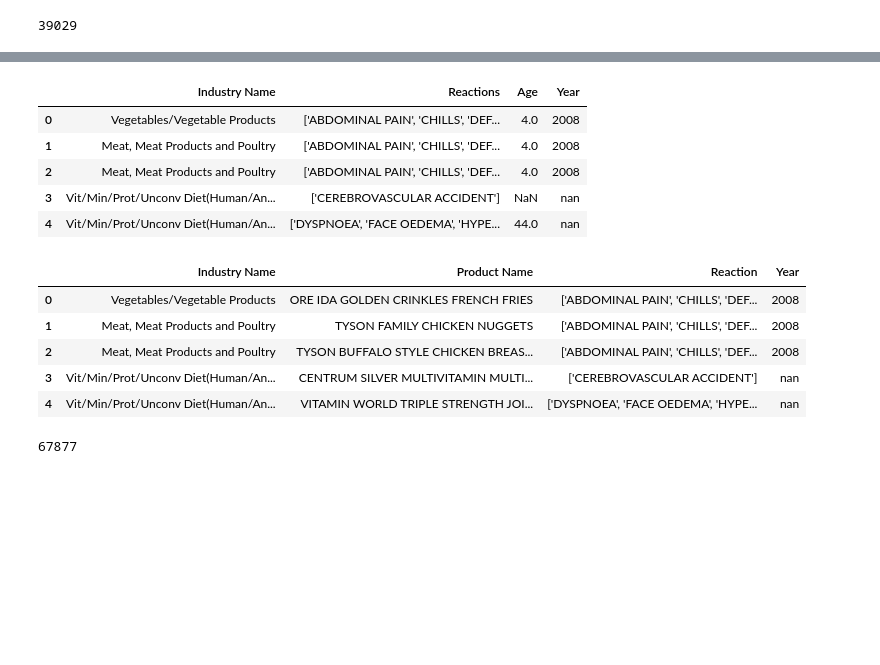
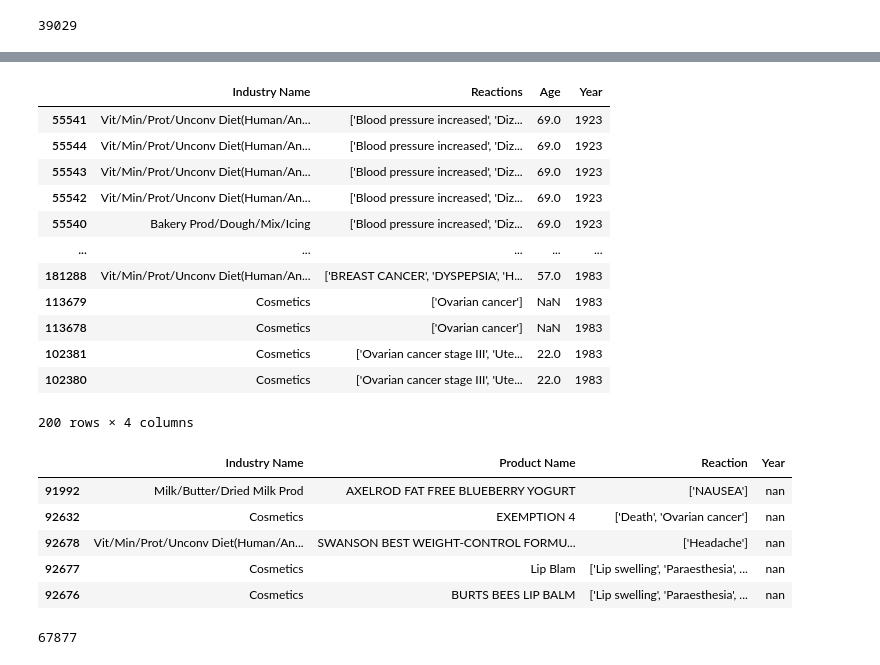
Before and after one commit to Mackshow/Project-3---Food-Recall-Data, a Jupyter notebook: Food Event working (incomplete).ipynb, the cells around one changed output, grey strips where cells are left out. Drawn from its saved outputs; the diff is of its cells as text; code cells hidden in the pictures; blank space fills up the shorter version.

Commit message:
donut and split has been fixed for ascending and decending years

```diff
--- a/Food Event working (incomplete).ipynb
+++ b/Food Event working (incomplete).ipynb
@@ -160,30 +160,38 @@ female_cancer_newTable.head()
 # %%
 #Donut Table
 #
 #DataFrame columns in to varibles
 name_brand = food_df['name_brand']
 industry_name = food_df['industry_name']
 consumer_gender = food_df['consumer_gender']
 consumer_age = food_df['consumer_age']
 reactions = food_df['reactions']
 outcomes = food_df['outcomes']
 Year = food_df['Year']
 
 # Create a donut table dataframe
 donut_Table = pd.DataFrame({
             "Industry Name": industry_name,
             "Reactions": reactions,
             "Age": consumer_age,
             "Year": Year,})
 
-donut_Table.head()
+donut_df = donut_Table.sort_values('Year', ascending=True)
+donut_df.head()
 # %% [output]
 |  | Industry Name | Reactions | Age | Year |
-| 0 | Vegetables/Vegetable Products | ['ABDOMINAL PAIN', 'CHILLS', 'DEF... | 4.0 | 2008 |
-| 1 | Meat, Meat Products and Poultry | ['ABDOMINAL PAIN', 'CHILLS', 'DEF... | 4.0 | 2008 |
-| 2 | Meat, Meat Products and Poultry | ['ABDOMINAL PAIN', 'CHILLS', 'DEF... | 4.0 | 2008 |
-| 3 | Vit/Min/Prot/Unconv Diet(Human/An... | ['CEREBROVASCULAR ACCIDENT'] | NaN | nan |
-| 4 | Vit/Min/Prot/Unconv Diet(Human/An... | ['DYSPNOEA', 'FACE OEDEMA', 'HYPE... | 44.0 | nan |
+| 55541 | Vit/Min/Prot/Unconv Diet(Human/An... | ['Blood pressure increased', 'Diz... | 69.0 | 1923 |
+| 55544 | Vit/Min/Prot/Unconv Diet(Human/An... | ['Blood pressure increased', 'Diz... | 69.0 | 1923 |
+| 55543 | Vit/Min/Prot/Unconv Diet(Human/An... | ['Blood pressure increased', 'Diz... | 69.0 | 1923 |
+| 55542 | Vit/Min/Prot/Unconv Diet(Human/An... | ['Blood pressure increased', 'Diz... | 69.0 | 1923 |
+| 55540 | Bakery Prod/Dough/Mix/Icing | ['Blood pressure increased', 'Diz... | 69.0 | 1923 |
+| ... | ... | ... | ... | ... |
+| 181288 | Vit/Min/Prot/Unconv Diet(Human/An... | ['BREAST CANCER', 'DYSPEPSIA', 'H... | 57.0 | 1983 |
+| 113679 | Cosmetics | ['Ovarian cancer'] | NaN | 1983 |
+| 113678 | Cosmetics | ['Ovarian cancer'] | NaN | 1983 |
+| 102381 | Cosmetics | ['Ovarian cancer stage III', 'Ute... | 22.0 | 1983 |
+| 102380 | Cosmetics | ['Ovarian cancer stage III', 'Ute... | 22.0 | 1983 |
+200 rows × 4 columns
 # %%
 # Split Packed Bubble Chart
 #
@@ -203,14 +211,17 @@ split_reaction_Table = pd.DataFrame({
             "Reaction": reactions,
             "Year": Year,})
 
-split_reaction_Table.head()
+# Assuming 'df' is your DataFrame and 'year' is the column you want to sort by
+split_df = split_reaction_Table.sort_values('Year', ascending=False)
+
+split_df.head()
 # %% [output]
 |  | Industry Name | Product Name | Reaction | Year |
-| 0 | Vegetables/Vegetable Products | ORE IDA GOLDEN CRINKLES FRENCH FRIES | ['ABDOMINAL PAIN', 'CHILLS', 'DEF... | 2008 |
-| 1 | Meat, Meat Products and Poultry | TYSON FAMILY CHICKEN NUGGETS | ['ABDOMINAL PAIN', 'CHILLS', 'DEF... | 2008 |
-| 2 | Meat, Meat Products and Poultry | TYSON BUFFALO STYLE CHICKEN BREAS... | ['ABDOMINAL PAIN', 'CHILLS', 'DEF... | 2008 |
-| 3 | Vit/Min/Prot/Unconv Diet(Human/An... | CENTRUM SILVER MULTIVITAMIN MULTI... | ['CEREBROVASCULAR ACCIDENT'] | nan |
-| 4 | Vit/Min/Prot/Unconv Diet(Human/An... | VITAMIN WORLD TRIPLE STRENGTH JOI... | ['DYSPNOEA', 'FACE OEDEMA', 'HYPE... | nan |
+| 91992 | Milk/Butter/Dried Milk Prod | AXELROD FAT FREE BLUEBERRY YOGURT | ['NAUSEA'] | nan |
+| 92632 | Cosmetics | EXEMPTION 4 | ['Death', 'Ovarian cancer'] | nan |
+| 92678 | Vit/Min/Prot/Unconv Diet(Human/An... | SWANSON BEST WEIGHT-CONTROL FORMU... | ['Headache'] | nan |
+| 92677 | Cosmetics | Lip Blam | ['Lip swelling', 'Paraesthesia', ... | nan |
+| 92676 | Cosmetics | BURTS BEES LIP BALM | ['Lip swelling', 'Paraesthesia', ... | nan |
 # %%
 # Convert the 'age' column to float
 #donut_Table['age'] = donut_Table['age'].astype(float)
```
